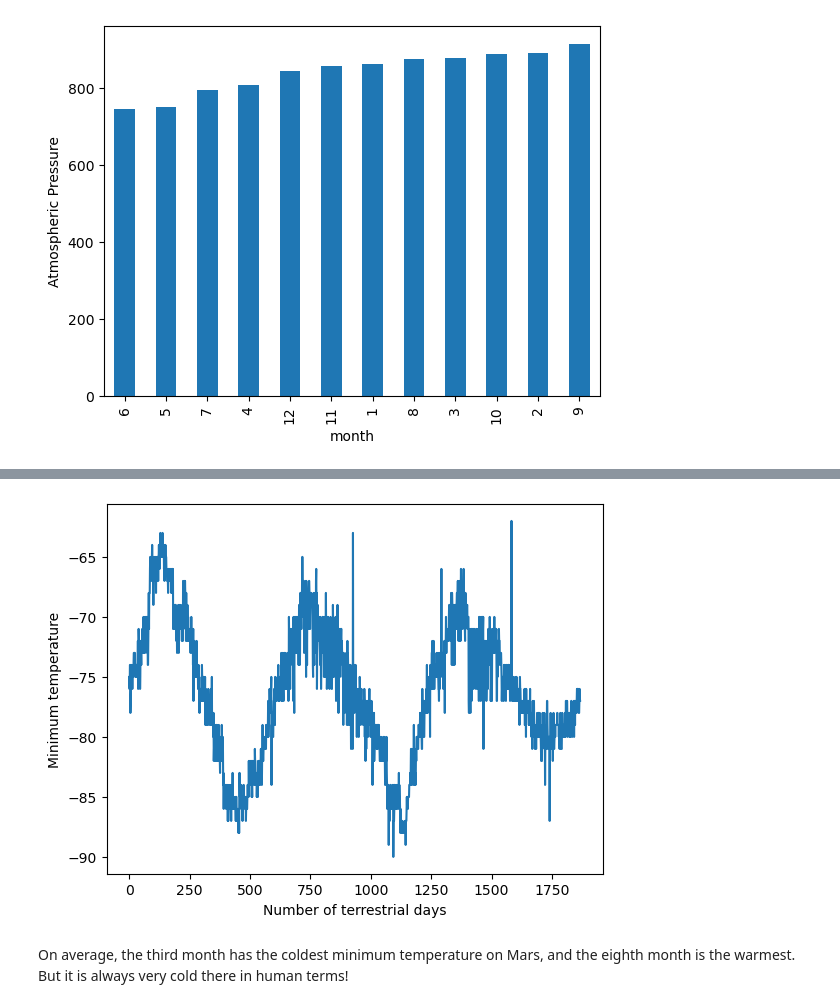
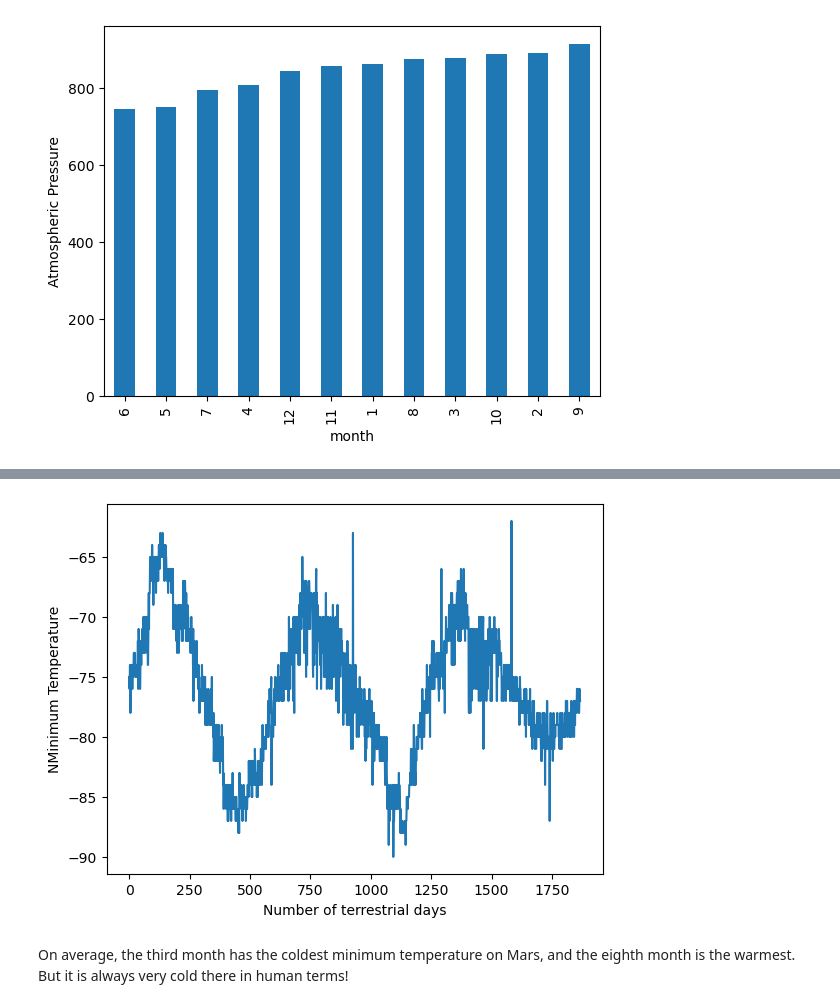
Before and after one commit to ddaniel2024/Module-10-Data-Collection, a Jupyter notebook: part_2_mars_weather_main.ipynb, the cells around one changed output, grey strips where cells are left out. Drawn from its saved outputs; the diff is of its cells as text; code cells hidden in the pictures.

Commit message:
line chart complete

```diff
--- a/part_2_mars_weather_main.ipynb
+++ b/part_2_mars_weather_main.ipynb
@@ -280,7 +266,15 @@ ConversionError: Failed to convert value(s) to axis units: ['2', '13', '24', '35
 # %%
 # 5. How many terrestrial (earth) days are there in a Martian year?
+x_axis = range(len(mars_df["id"]))
+y_axis = mars_df["min_temp"]
+
+plt.plot(x_axis, y_axis)
+plt.xlabel("Number of terrestrial days")
+plt.ylabel("NMinimum Temperature")
+
+plt.show()
 # %% [output]
-[figure, old version]
+[figure, new version]
 # %% [markdown]
 On average, the third month has the coldest minimum temperature on Mars, and the eighth month is the warmest. But it is always very cold there in human terms!
 # %% [markdown]
```
Also changed, not shown: parts of 4 cells of this notebook.
